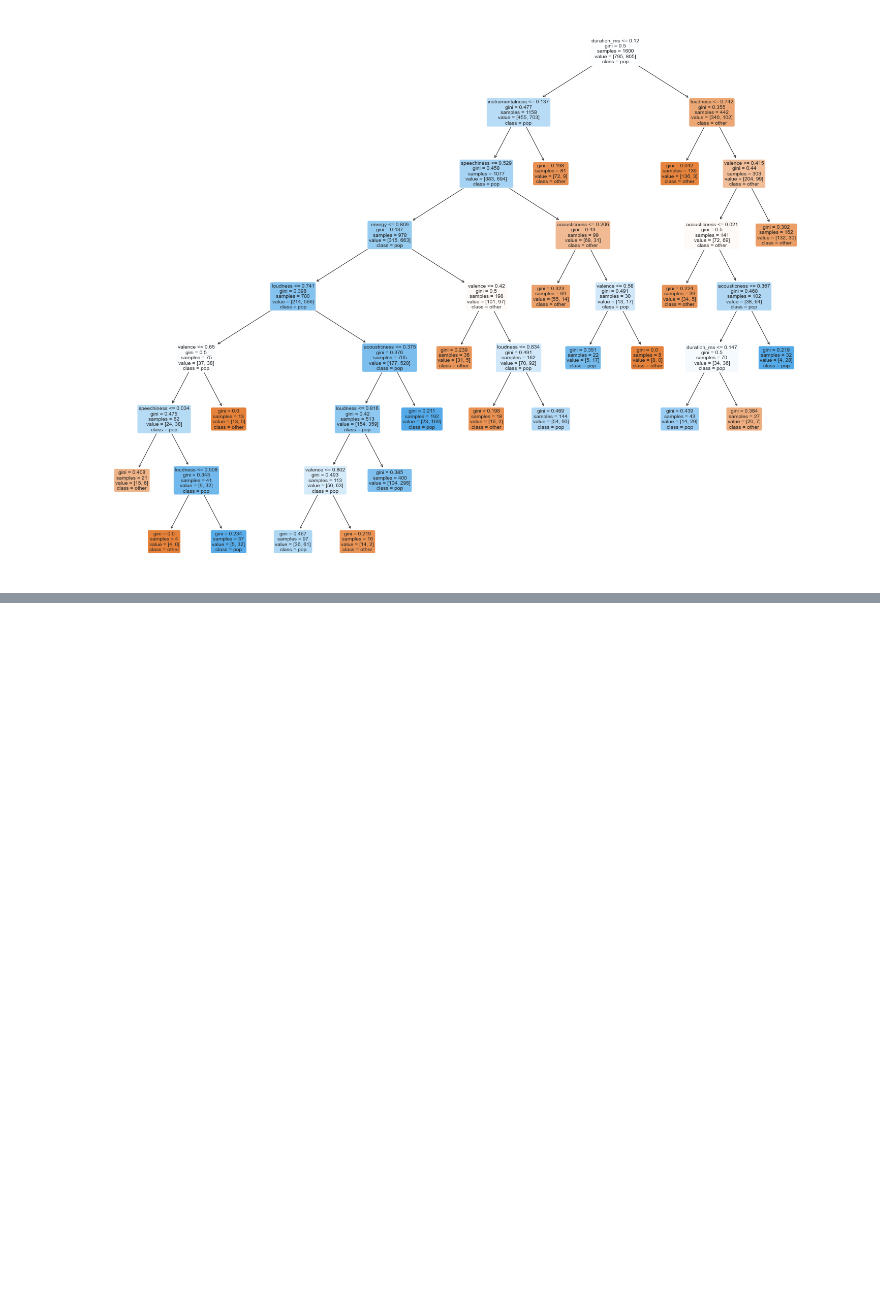
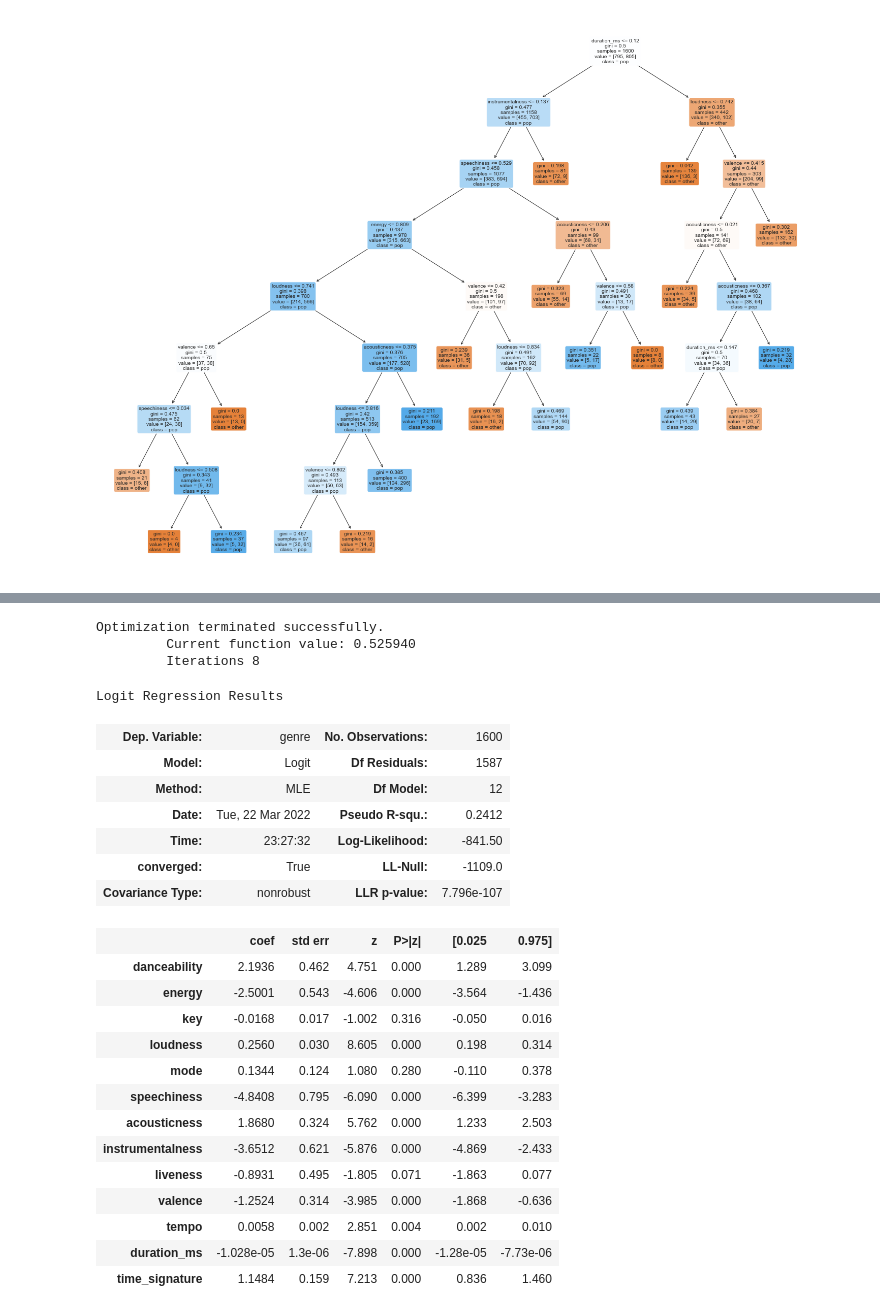
Before and after one commit to iuven1s/ds105-project, a Jupyter notebook: src/predict_genre.ipynb, the cells around one changed output, grey strips where cells are left out. Cells and saved outputs as stored; diff of their text form; code cells hidden in the pictures; blank space fills up the shorter version.

```diff
--- a/src/predict_genre.ipynb
+++ b/src/predict_genre.ipynb
@@ -204,0 +228,34 @@ plot_tree(dt_clf_pruned, filled=True, rounded=True, class_names=dt_clf_pruned.cl
+# %%
+X = df.loc[:, df.columns != 'genre']
+y = df['genre']
+
+X_train, X_test, y_train, y_test = train_test_split(X, y, test_size=0.2, random_state=1)
+# %%
+lr = sm.Logit(y_train, X_train).fit()
+lr.summary()
+# %% [output]
+Optimization terminated successfully.
+         Current function value: 0.525940
+         Iterations 8
+Logit Regression Results
+| Dep. Variable: | genre | No. Observations: | 1600 |
+| Model: | Logit | Df Residuals: | 1587 |
+| Method: | MLE | Df Model: | 12 |
+| Date: | Tue, 22 Mar 2022 | Pseudo R-squ.: | 0.2412 |
+| Time: | 23:27:32 | Log-Likelihood: | -841.50 |
+| converged: | True | LL-Null: | -1109.0 |
+| Covariance Type: | nonrobust | LLR p-value: | 7.796e-107 |
+|  | coef | std err | z | P>|z| | [0.025 | 0.975] |
+| danceability | 2.1936 | 0.462 | 4.751 | 0.000 | 1.289 | 3.099 |
+| energy | -2.5001 | 0.543 | -4.606 | 0.000 | -3.564 | -1.436 |
+| key | -0.0168 | 0.017 | -1.002 | 0.316 | -0.050 | 0.016 |
+| loudness | 0.2560 | 0.030 | 8.605 | 0.000 | 0.198 | 0.314 |
+| mode | 0.1344 | 0.124 | 1.080 | 0.280 | -0.110 | 0.378 |
+| speechiness | -4.8408 | 0.795 | -6.090 | 0.000 | -6.399 | -3.283 |
+| acousticness | 1.8680 | 0.324 | 5.762 | 0.000 | 1.233 | 2.503 |
+| instrumentalness | -3.6512 | 0.621 | -5.876 | 0.000 | -4.869 | -2.433 |
+| liveness | -0.8931 | 0.495 | -1.805 | 0.071 | -1.863 | 0.077 |
+| valence | -1.2524 | 0.314 | -3.985 | 0.000 | -1.868 | -0.636 |
+| tempo | 0.0058 | 0.002 | 2.851 | 0.004 | 0.002 | 0.010 |
+| duration_ms | -1.028e-05 | 1.3e-06 | -7.898 | 0.000 | -1.28e-05 | -7.73e-06 |
+| time_signature | 1.1484 | 0.159 | 7.213 | 0.000 | 0.836 | 1.460 |
```
Also changed, not shown: parts of 8 cells of this notebook, 3 other files.
